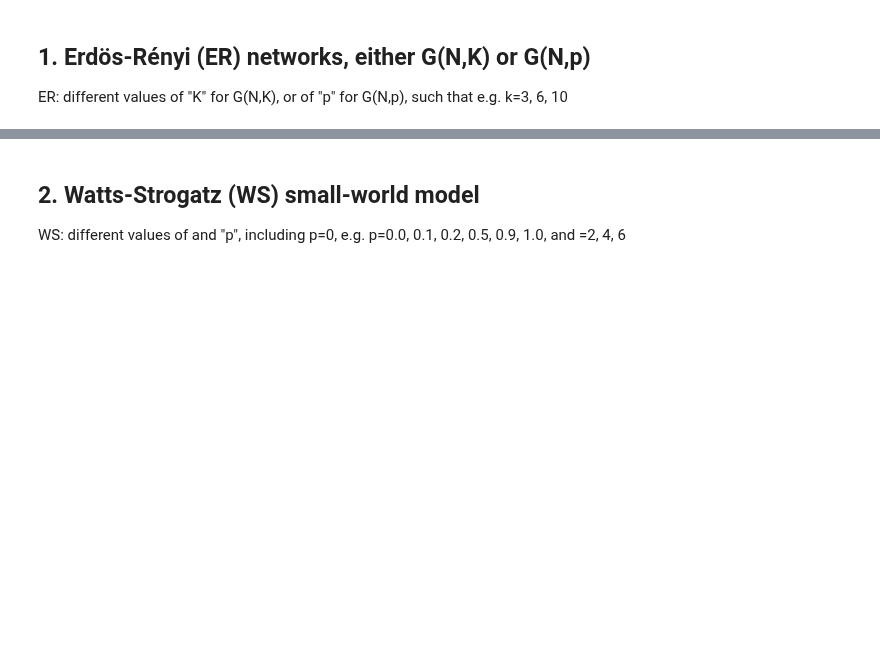
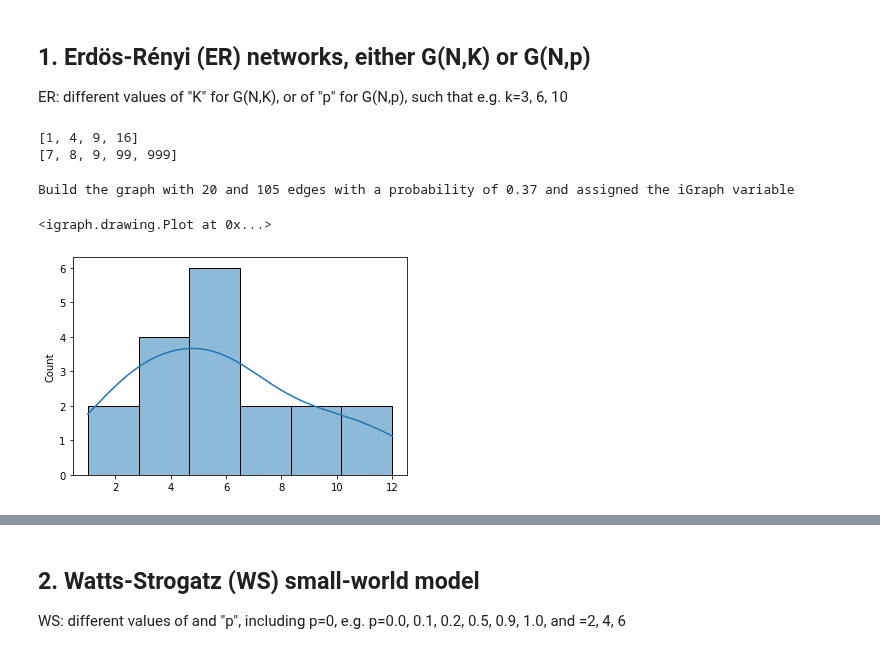
Before and after one commit to EjbejaranosAI/Complex_Networks, a Jupyter notebook: 2_Models_of_complex_networks/Main_test.ipynb, the cells around one changed output, grey strips where cells are left out. Cells and saved outputs as stored; diff of their text form; code cells hidden in the pictures; blank space fills up the shorter version.

Commit message:
Histograma degree distribution

```diff
--- a/2_Models_of_complex_networks/Main_test.ipynb
+++ b/2_Models_of_complex_networks/Main_test.ipynb
@@ -68,0 +107,41 @@ def erdos_renyi(number_of_nodes: int, number_of_edges=int, degrees=int, probabil
+# %%
+def squareed(x):
+    return x **2
+
+## apply a function quickly
+f = lambda x: x**2
+l = [1,2,3,4]
+k = list(map(f,l))
+print(k)
+
+
+## Filter a list of values or array quickly
+f = lambda x: x > 5
+l = [7,8,9,99,999,1,1,1,1,2]
+k = list(filter(f, l))
+print(k)
+# %% [output]
+[1, 4, 9, 16]
+[7, 8, 9, 99, 999]
+# %%
+## Random Seed
+SEED = np.random.seed(42)
+## variables
+N = 20
+PROBABILITY = round(np.random.uniform(0,1), 2)
+## instantiate
+graph = ErdosRenyiGraph(N, PROBABILITY)
+## call the constructor
+graph._build_graph()
+## visualize
+graph._plot_graph()
+# %% [output]
+Build the graph with 20 and 105 edges with a probability of 0.37 and assigned the iGraph variable
+<igraph.drawing.Plot at 0x...>
+# %%
+
+g = sns.histplot(graph.degrees, kde=True)
+plt.show()
+#plt.hist(sorted(graph.degrees),bins=8)
+# %% [output]
+[figure, added]
```
Also changed, not shown: parts of 13 cells of this notebook.
